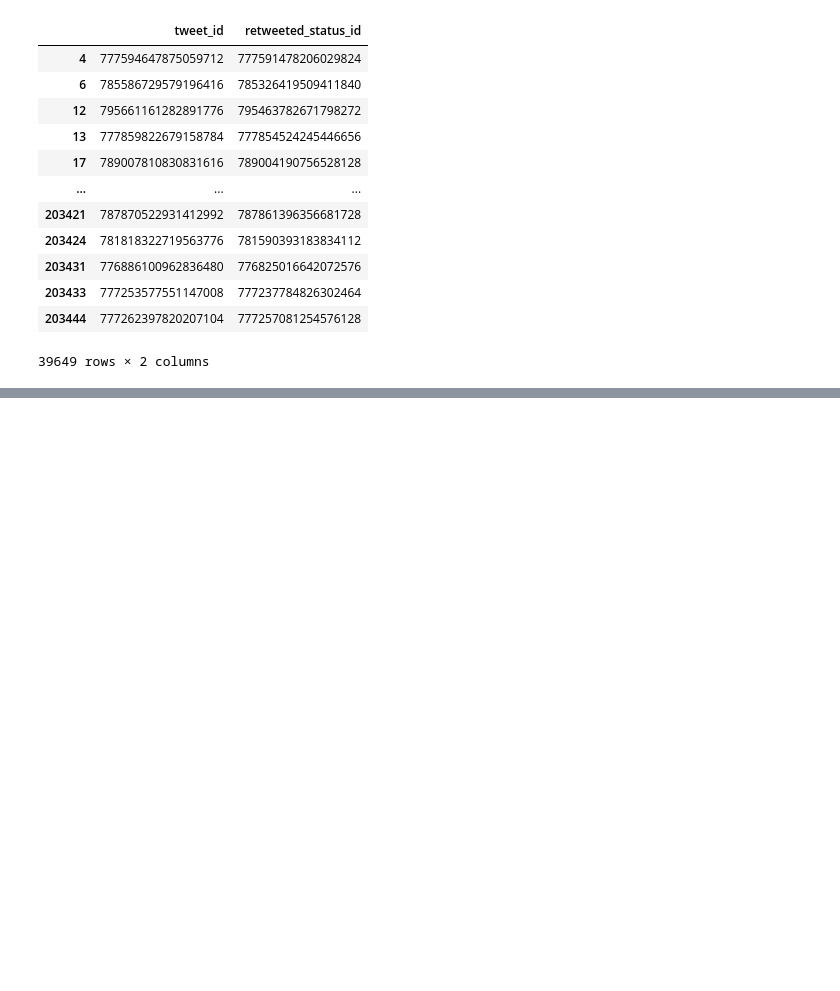
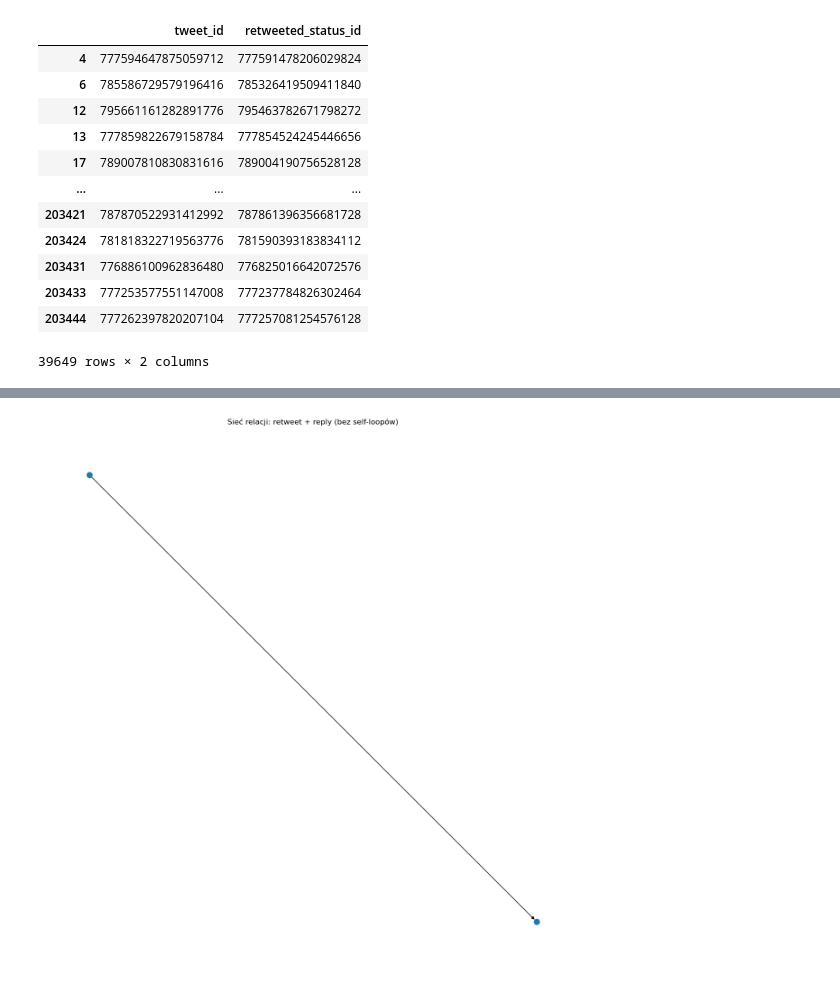
Before and after one commit to kichal01/snars_p12, a Jupyter notebook: P12.ipynb, the cells around one changed output, grey strips where cells are left out. Drawn from its saved outputs; the diff is of its cells as text; code cells hidden in the pictures; blank space fills up the shorter version.

```diff
--- a/P12.ipynb
+++ b/P12.ipynb
@@ -157,0 +258,91 @@ TypeError: 'DataFrame' object is not callable
+# %%
+def to_int64(series):
+    # bezpieczna konwersja: float/str -> Int64 (nullable)
+    return pd.to_numeric(series, errors="coerce").astype("Int64")
+
+tweets["tweet_id"] = to_int64(tweets["tweet_id"])
+tweets["user_id"] = to_int64(tweets["user_id"])
+tweets["retweeted_status_id"] = to_int64(tweets["retweeted_status_id"])
+tweets["in_reply_to_status_id"] = to_int64(tweets["in_reply_to_status_id"])
+
+users["id"] = to_int64(users["id"])
+
+# =========================
+# 2) Mapowanie tweet_id -> autor user_id
+# =========================
+
+tweet_to_author = (
+    tweets[["tweet_id", "user_id"]]
+    .dropna()
+    .drop_duplicates()
+    .set_index("tweet_id")["user_id"]
+    .to_dict()
+)
+
+# (opcjonalnie) user_id -> screen_name do wypisywania top kont
+user_to_name = (
+    users[["id", "screen_name"]]
+    .dropna()
+    .drop_duplicates()
+    .set_index("id")["screen_name"]
+    .to_dict()
+)
+
+# =========================
+# 3) Graf: retweet + reply
+# =========================
+
+G = nx.DiGraph()
+
+# retweet: u -> autor retweetowanego tweeta
+rt_rows = tweets.loc[tweets["retweeted"] == True, ["user_id", "retweeted_status_id"]].dropna()
+for u, rt_tid in rt_rows.itertuples(index=False):
+    v = tweet_to_author.get(rt_tid)
+    if v is not None:
+        G.add_edge(int(u), int(v), relation="retweet")
+
+# reply: u -> autor tweeta, na którego odpowiada
+rep_rows = tweets.loc[tweets["in_reply_to_status_id"].notna(), ["user_id", "in_reply_to_status_id"]].dropna()
+for u, rep_tid in rep_rows.itertuples(index=False):
+    v = tweet_to_author.get(rep_tid)
+    if v is not None:
+        G.add_edge(int(u), int(v), relation="reply")
+
+print("Węzły:", G.number_of_nodes())
+print("Krawędzie:", G.number_of_edges())
+
+# usuń self-loopy (kółka)
+G.remove_edges_from(nx.selfloop_edges(G))
+
+print("Po usunięciu self-loopów")
+print("Węzły:", G.number_of_nodes())
+print("Krawędzie:", G.number_of_edges())
+
+# =========================
+# 4) wizualizacja: największy komponent
+# =========================
+
+if G.number_of_nodes() > 0 and G.number_of_edges() > 0:
+    # największy słabo spójny komponent
+    comp = max(nx.weakly_connected_components(G), key=len)
+    H = G.subgraph(comp).copy()
+
+    # jak komponent jest duży, ogranicz do top 50
+    if H.number_of_nodes() > 50:
+        top_nodes = sorted(H.degree, key=lambda x: x[1], reverse=True)[:50]
+        top_nodes = [n for n, _ in top_nodes]
+        H = H.subgraph(top_nodes).copy()
+
+    plt.figure(figsize=(12, 12))
+    pos = nx.spring_layout(H, seed=42)
+    nx.draw(H, pos, node_size=80, with_labels=False)
+    plt.title("Sieć relacji: retweet + reply (bez self-loopów)")
+    plt.show()
+
+    # top konta
+    top10 = sorted(H.degree, key=lambda x: x[1], reverse=True)[:10]
+    for uid, deg in top10:
+        print(f"{user_to_name.get(uid, uid)} ({uid}): {deg}")
+else:
+    print("Za mało dopasowań tweet_id -> (retweeted/in_reply_to).")
+# %% [output]
@@ -157,0 +354 @@ TypeError: 'DataFrame' object is not callable
+[figure, added]
```
Also changed, not shown: parts of 12 cells of this notebook.
